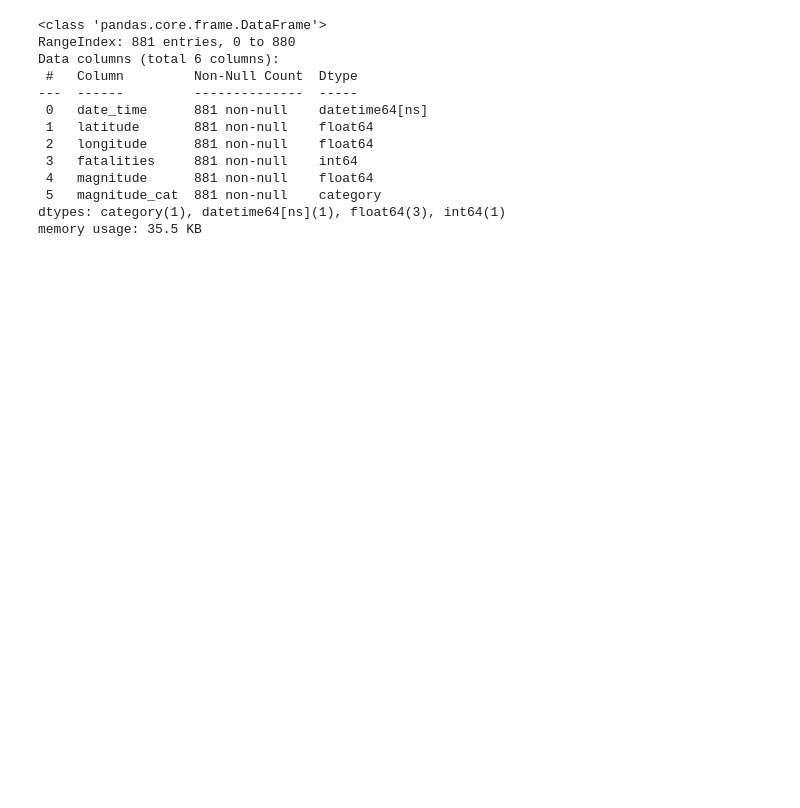
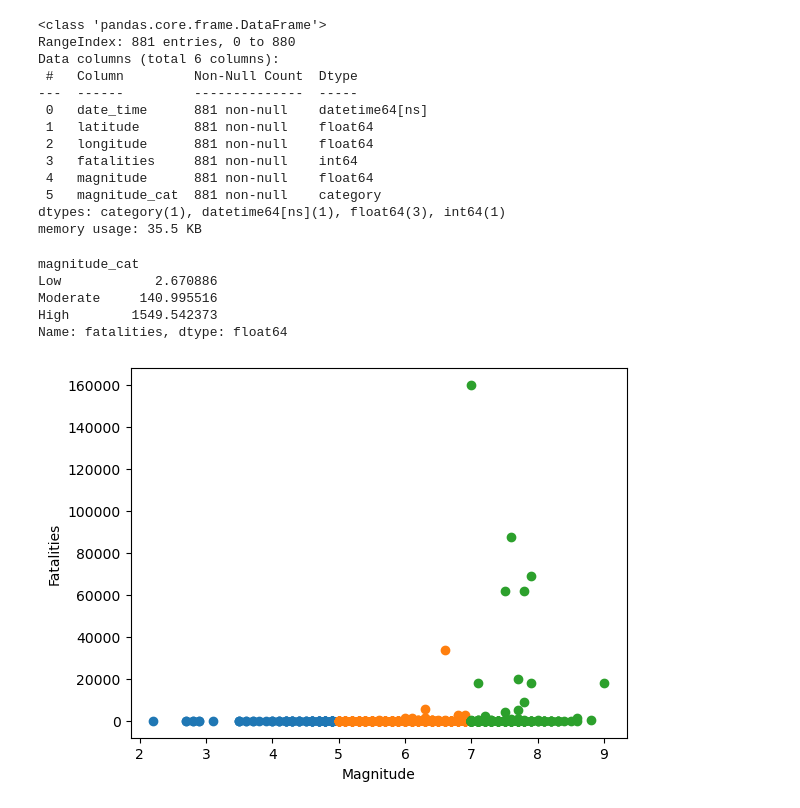
Before and after one commit to Benmurdock01/final-Benmurdock01, a Jupyter notebook: code.ipynb, the cells around one changed output. Cells and saved outputs as stored; diff of their text form; code cells hidden in the pictures; blank space fills up the shorter version.

Commit message:
finished task 4, uploaded graphs, and updated answers file

```diff
--- a/code.ipynb
+++ b/code.ipynb
@@ -170,3 +172,79 @@ memory usage: 35.5 KB
 # %%
 #TASK 3: saving the data
 eq_df.to_csv("earthquakes.csv", index=False)
+# %%
+#TASK 4: questions
+
+#1)
+eq_df.shape
+
+#2)
+eq_df['magnitude'].mean()
+eq_df['magnitude'].median()
+
+#3)
+fatal_by_date = eq_df.groupby(eq_df['date_time'].dt.date)['fatalities'].sum()
+max_date = fatal_by_date.idxmax()
+max_fatalities = fatal_by_date.max()
+
+# print(max_date)
+# print(max_fatalities)
+
+total_fatalities = eq_df['fatalities'].sum()
+percent = max_fatalities / total_fatalities * 100
+
+# print(percent)
+
+df_2 = eq_df[eq_df['date_time'].dt.date != max_date]
+
+#4)
+min_mag = df_2['magnitude'].min()
+min_row = df_2[df_2['magnitude'] == min_mag].iloc[0]
+date_low = min_row['date_time']
+lat_low  = min_row['latitude']
+lon_low  = min_row['longitude']
+
+# print(date_low, lat_low, lon_low)
+
+#5)
+max_fat = df_2['fatalities'].max()
+row_max = df_2[df_2['fatalities'] == max_fat].iloc[0]
+date_max = row_max['date_time']
+lat_max  = row_max['latitude']
+lon_max  = row_max['longitude']
+
+# print(date_max, lat_max, lon_max)
+
+#6)
+high8 = df_2[df_2['magnitude'] >= 8]
+avg_lat = high8['latitude'].mean()
+avg_lon = high8['longitude'].mean()
+
+# print(avg_lat, avg_lon)
+
+#7)
+df_2 = df_2.sort_values('date_time')
+deltas = df_2['date_time'].diff()
+avg_delta = deltas.mean()
+
+# print(avg_delta)
+
+#8)
+avg_fat = df_2.groupby('magnitude_cat')['fatalities'].mean()
+print(avg_fat)
+
+#9)
+for cat in ['Low', 'Moderate', 'High']:
+    sub = df_2[df_2['magnitude_cat'] == cat]
+    plt.scatter(sub['magnitude'], sub['fatalities'], label=cat)
+plt.xlabel('Magnitude')
+plt.ylabel('Fatalities')
+
+# plt.savefig('fatalities-by-magnitude.png')
+# %% [output]
+magnitude_cat
+Low            2.670886
+Moderate     140.995516
+High        1549.542373
+Name: fatalities, dtype: float64
+[figure, added]
```
Also changed, not shown: parts of 2 cells of this notebook, 3 other files.
